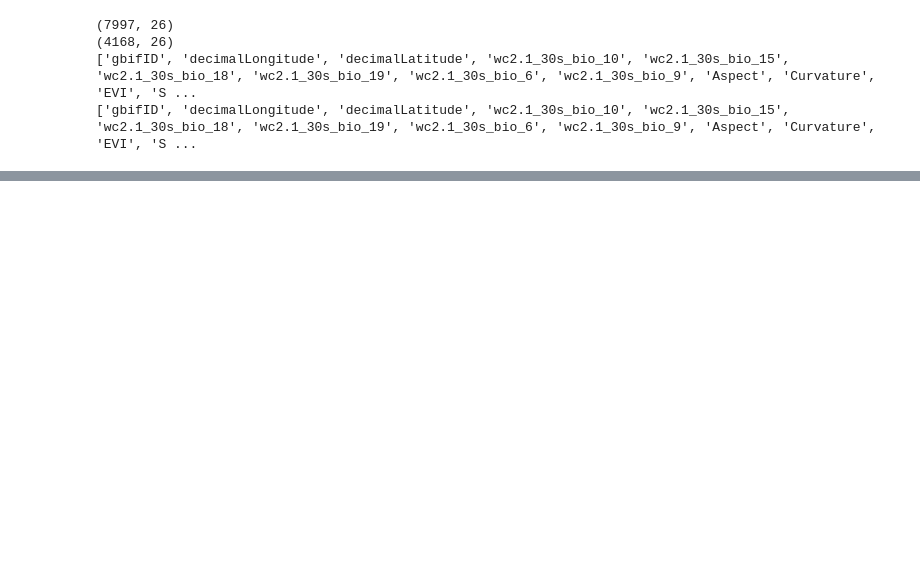
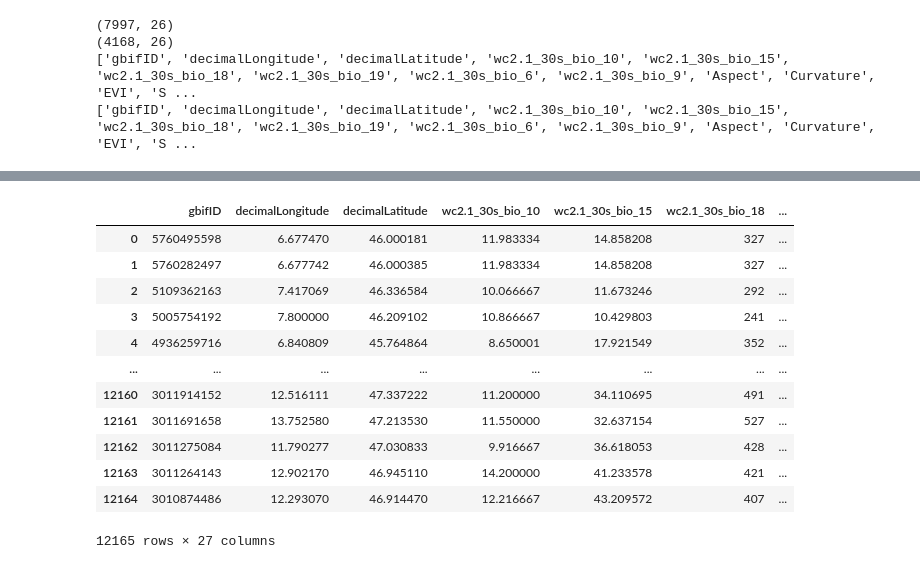
Before and after one commit to Kajsyr/Tatrzanskie-modelowanie, a Jupyter notebook: scratchbooks/scratch2.ipynb, the cells around one changed output, grey strips where cells are left out. Saved outputs shown, nothing was run; the diff lists cells and outputs as text; code cells hidden in the pictures; blank space fills up the shorter version.

```diff
--- a/scratchbooks/scratch2.ipynb
+++ b/scratchbooks/scratch2.ipynb
@@ -48,0 +127,16 @@ Losujemy
+# %%
+species_all
+# %% [output]
+|  | gbifID | decimalLongitude | decimalLatitude | wc2.1_30s_bio_10 | wc2.1_30s_bio_15 | wc2.1_30s_bio_18 | ... |
+| 0 | 5760495598 | 6.677470 | 46.000181 | 11.983334 | 14.858208 | 327 | ... |
+| 1 | 5760282497 | 6.677742 | 46.000385 | 11.983334 | 14.858208 | 327 | ... |
+| 2 | 5109362163 | 7.417069 | 46.336584 | 10.066667 | 11.673246 | 292 | ... |
+| 3 | 5005754192 | 7.800000 | 46.209102 | 10.866667 | 10.429803 | 241 | ... |
+| 4 | 4936259716 | 6.840809 | 45.764864 | 8.650001 | 17.921549 | 352 | ... |
+| ... | ... | ... | ... | ... | ... | ... | ... |
+| 12160 | 3011914152 | 12.516111 | 47.337222 | 11.200000 | 34.110695 | 491 | ... |
+| 12161 | 3011691658 | 13.752580 | 47.213530 | 11.550000 | 32.637154 | 527 | ... |
+| 12162 | 3011275084 | 11.790277 | 47.030833 | 9.916667 | 36.618053 | 428 | ... |
+| 12163 | 3011264143 | 12.902170 | 46.945110 | 14.200000 | 41.233578 | 421 | ... |
+| 12164 | 3010874486 | 12.293070 | 46.914470 | 12.216667 | 43.209572 | 407 | ... |
+12165 rows × 27 columns
```
Also changed, not shown: parts of 8 cells of this notebook.
